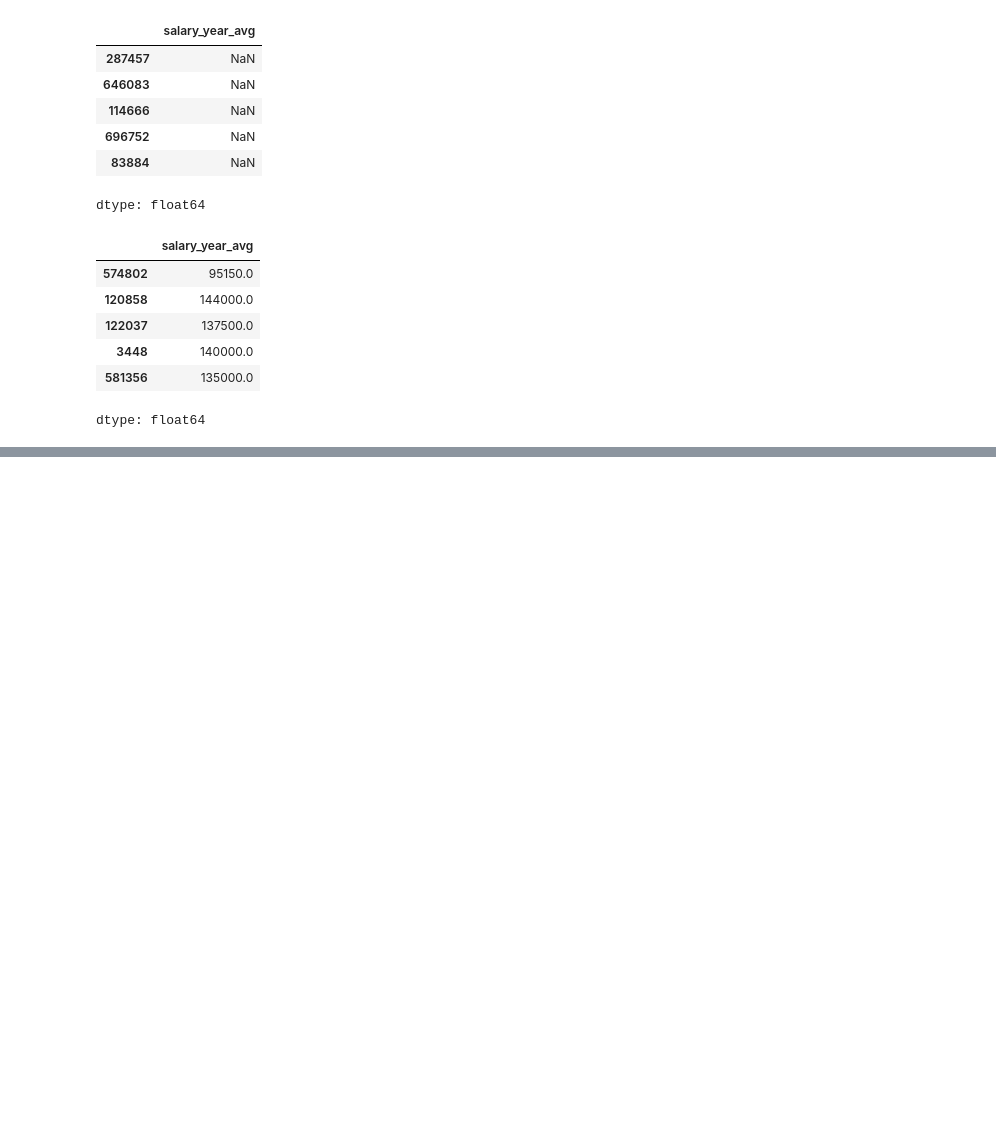
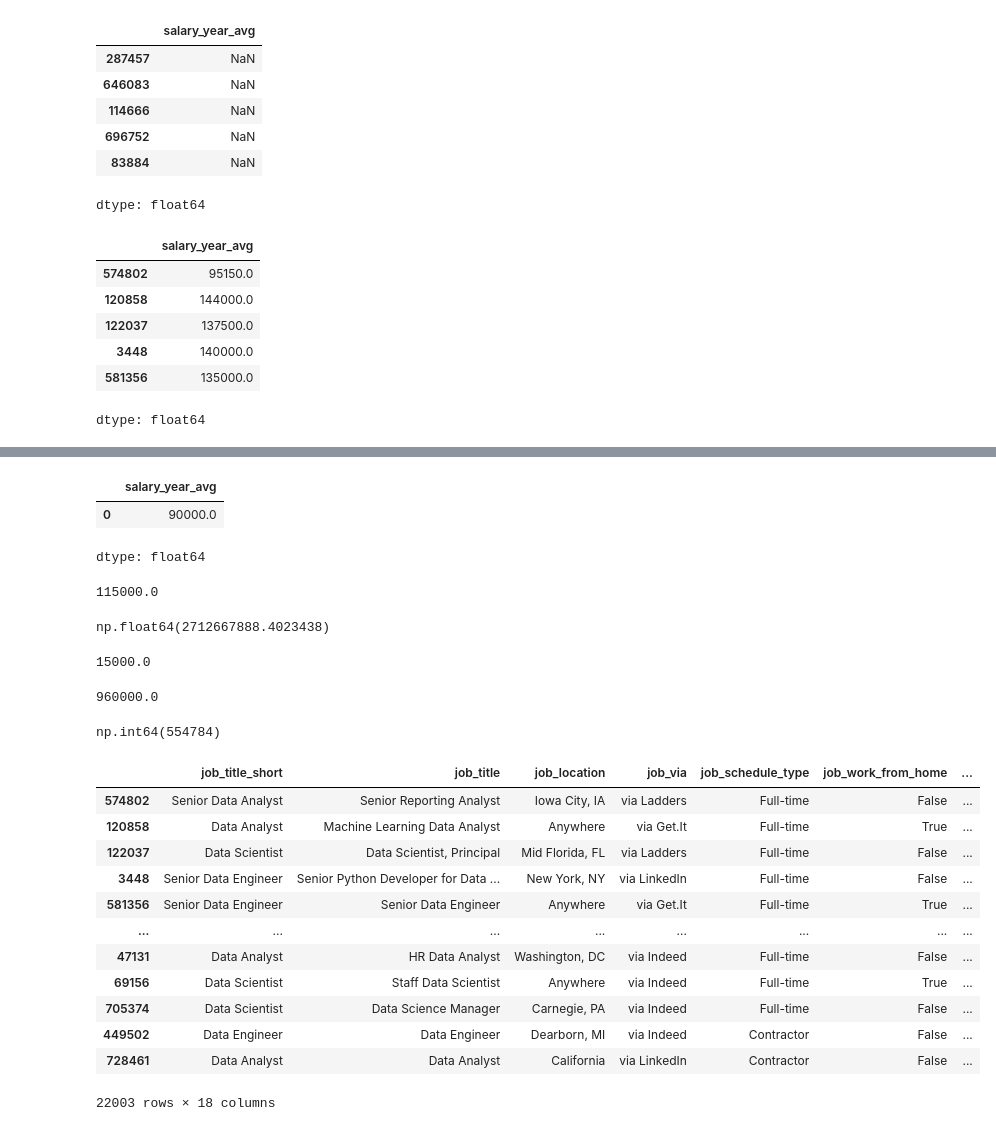
Before and after one commit to Shubham11122/Python-practice, a Jupyter notebook: 4_Problems/1_23_Pandas Intro.ipynb, the cells around one changed output, grey strips where cells are left out. Cells and saved outputs as stored; diff of their text form; code cells hidden in the pictures; blank space fills up the shorter version.

```diff
--- a/4_Problems/1_23_Pandas Intro.ipynb
+++ b/4_Problems/1_23_Pandas Intro.ipynb
@@ -681,0 +750,42 @@ dtype: float64
+# %%
+df['salary_year_avg'].mode()
+# %% [output]
+|  | salary_year_avg |
+| 0 | 90000.0 |
+dtype: float64
+# %%
+df['salary_year_avg'].median()
+# %% [output]
+115000.0
+# %%
+df['salary_year_avg'].sum()
+# %% [output]
+np.float64(2712667888.4023438)
+# %%
+df['salary_year_avg'].min()
+# %% [output]
+15000.0
+# %%
+df['salary_year_avg'].max()
+# %% [output]
+960000.0
+# %%
+df['salary_year_avg'].idxmax()
+# %% [output]
+np.int64(554784)
+# %%
+df
+# %% [output]
+|  | job_title_short | job_title | job_location | job_via | job_schedule_type | job_work_from_home | ... |
+| 574802 | Senior Data Analyst | Senior Reporting Analyst | Iowa City, IA | via Ladders | Full-time | False | ... |
+| 120858 | Data Analyst | Machine Learning Data Analyst | Anywhere | via Get.It | Full-time | True | ... |
+| 122037 | Data Scientist | Data Scientist, Principal | Mid Florida, FL | via Ladders | Full-time | False | ... |
+| 3448 | Senior Data Engineer | Senior Python Developer for Data ... | New York, NY | via LinkedIn | Full-time | False | ... |
+| 581356 | Senior Data Engineer | Senior Data Engineer | Anywhere | via Get.It | Full-time | True | ... |
+| ... | ... | ... | ... | ... | ... | ... | ... |
+| 47131 | Data Analyst | HR Data Analyst | Washington, DC | via Indeed | Full-time | False | ... |
+| 69156 | Data Scientist | Staff Data Scientist | Anywhere | via Indeed | Full-time | True | ... |
+| 705374 | Data Scientist | Data Science Manager | Carnegie, PA | via Indeed | Full-time | False | ... |
+| 449502 | Data Engineer | Data Engineer | Dearborn, MI | via Indeed | Contractor | False | ... |
+| 728461 | Data Analyst | Data Analyst | California | via LinkedIn | Contractor | False | ... |
+22003 rows × 18 columns
```
Also changed, not shown: parts of 11 cells of this notebook.
